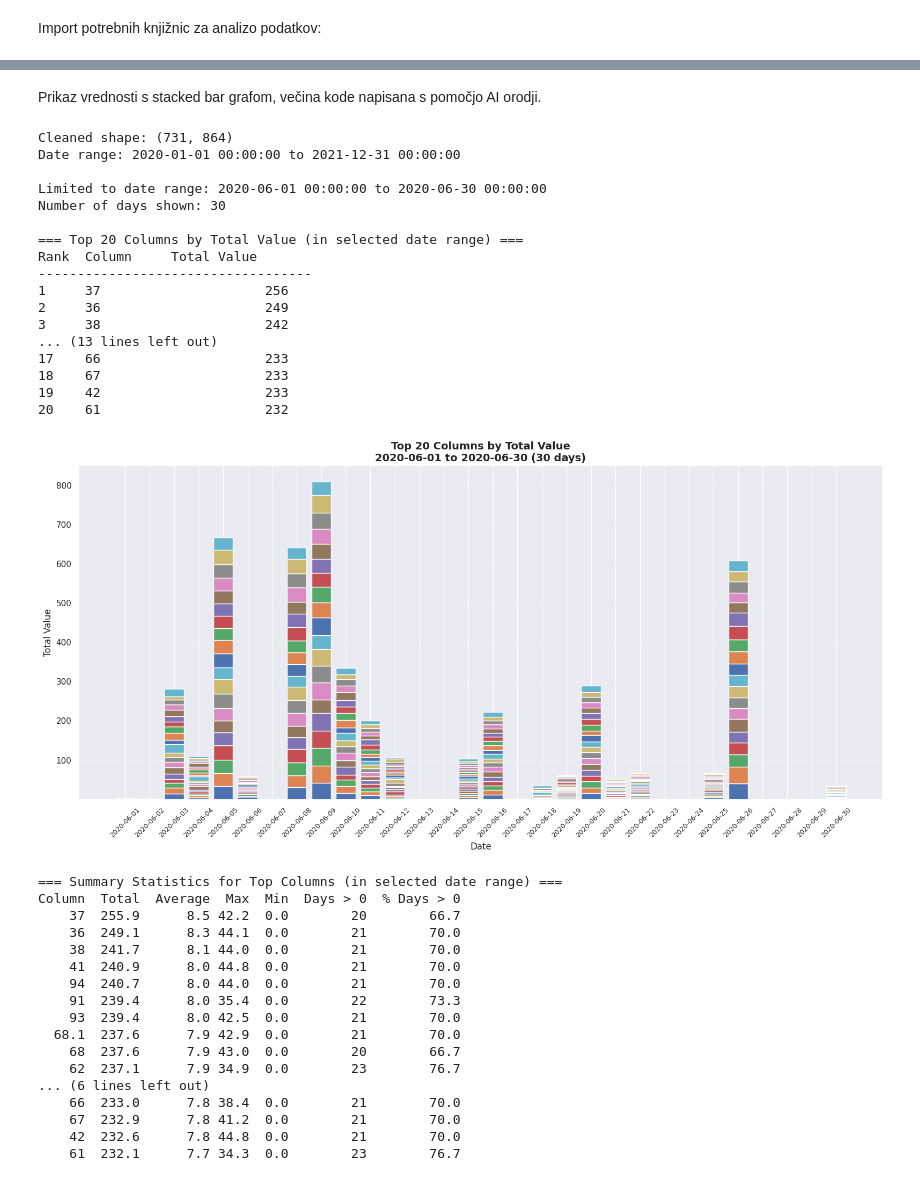
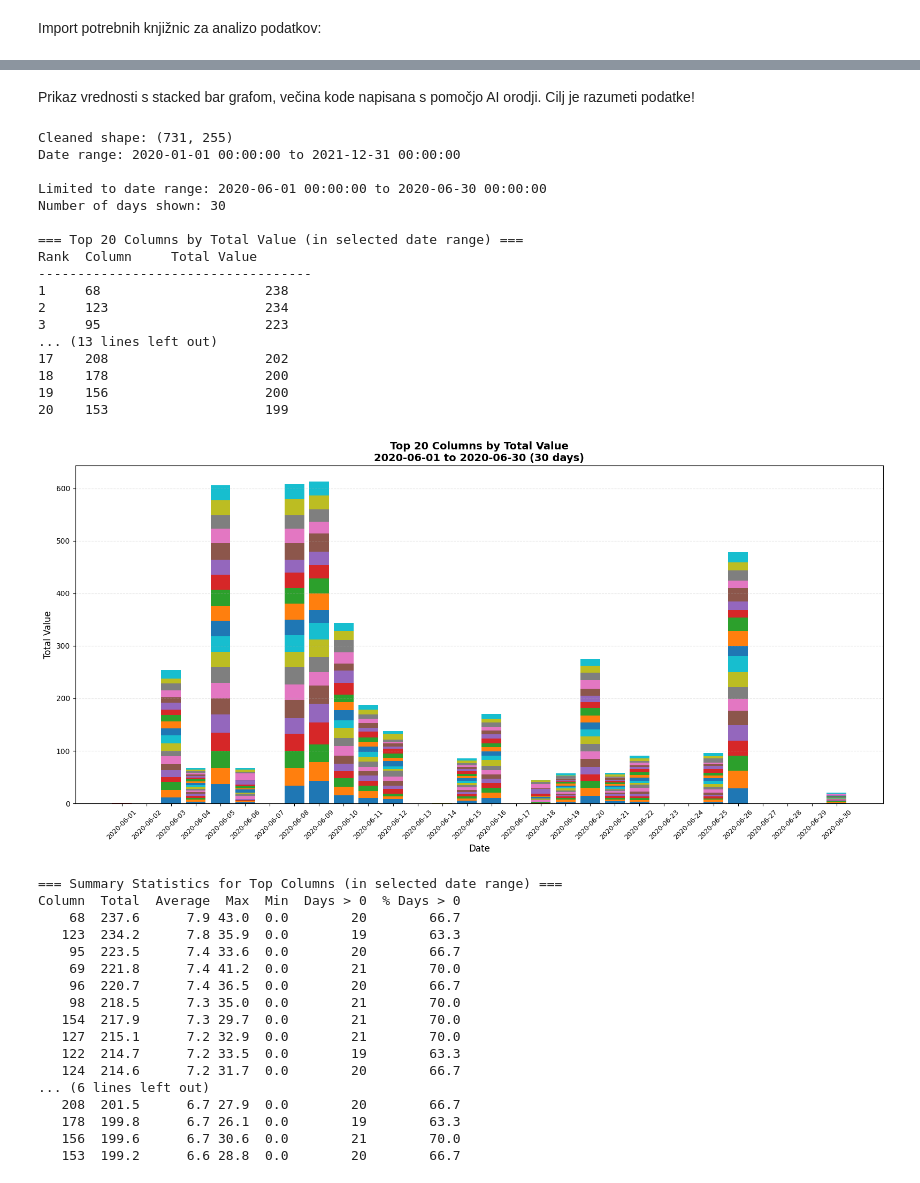
Before and after one commit to p1rko/ML-pretok-Rizane, a Jupyter notebook: analiza.ipynb, the cells around one changed output, grey strips where cells are left out. Saved outputs shown, nothing was run; the diff lists cells and outputs as text; code cells hidden in the pictures.

Commit message:
added column ignoring

```diff
--- a/analiza.ipynb
+++ b/analiza.ipynb
@@ -12,8 +19,7 @@ V programski kodi so seveda zamaknjene za -1.
 Stolpec z datumi se spremeni v datume.
 # %%
-#Preberemo podatke
 file_path = 'podatki/Rizana_Zaledje_INCA_dnev_2020_2021_N1.xlsx'
-df = pd.read_excel(file_path, sheet_name='Izbrane', skiprows=[0, 1, 3, 4])
+df = pd.read_excel(file_path, sheet_name='Izbrane', skiprows=[0, 1, 3, 4], usecols="A,C:IW")
 
 df["Datum"] = pd.to_datetime(df["Datum"], format="%m/%d/%y")
 df = df.set_index('Datum')
@@ -43,5 +49,5 @@ Stolpci: ['Datum', 'Povprecje', '68', '69', '95', '96', '97', '98', '122', '123'
 # %% [markdown]
-Prikaz vrednosti s stacked bar grafom, večina kode napisana s pomočjo AI orodji.
+Prikaz vrednosti s stacked bar grafom, večina kode napisana s pomočjo AI orodji. Cilj je razumeti podatke!
 # %%
 valid_cols = [col for col in df.columns
               if not str(col).startswith('Unnamed:')
@@ -63,7 +69,7 @@ print(f"\nLimited to date range: {df_limited.index.min()} to {df_limited.index.m
 print(f"Number of days shown: {len(df_limited)}")
 
 # 3. Calculate total values for each column and select top N
-top_n = 1400  # Change this to plot more or fewer columns
+top_n = 20  # Change this to plot more or fewer columns
 col_totals = df_limited.sum().sort_values(ascending=False)
 top_cols = col_totals.head(top_n).index.tolist()
 
@@ -110,56 +116,56 @@ else:
 # Add grid for better readability
 ax.grid(axis='y', alpha=0.3, linestyle='--')
 
 # 8. Adjust layout and show plot
 plt.tight_layout()
 plt.show()
 
 # 9. Optional: Create a summary table
 print("\n=== Summary Statistics for Top Columns (in selected date range) ===")
 summary_df = pd.DataFrame({
     'Column': top_cols,
     'Total': [col_totals[col] for col in top_cols],
     'Average': [df_top[col].mean() for col in top_cols],
     'Max': [df_top[col].max() for col in top_cols],
     'Min': [df_top[col].min() for col in top_cols],
     'Days > 0': [(df_top[col] > 0).sum() for col in top_cols],
     '% Days > 0': [((df_top[col] > 0).sum() / len(df_top) * 100) for col in top_cols]
 })
 
 print(summary_df.to_string(index=False, float_format='{:,.1f}'.format))
 # %% [output]
-Cleaned shape: (731, 864)
+Cleaned shape: (731, 255)
 Date range: 2020-01-01 00:00:00 to 2021-12-31 00:00:00
 
 Limited to date range: 2020-06-01 00:00:00 to 2020-06-30 00:00:00
 Number of days shown: 30
 
 === Top 20 Columns by Total Value (in selected date range) ===
 Rank  Column     Total Value
 -----------------------------------
-1     37                     256
-2     36                     249
-3     38                     242
+1     68                     238
+2     123                    234
+3     95                     223
 ... (13 lines left out)
-17    66                     233
-18    67                     233
-19    42                     233
-20    61                     232
+17    208                    202
+18    178                    200
+19    156                    200
+20    153                    199
-[figure, old version]
+[figure, new version]
 === Summary Statistics for Top Columns (in selected date range) ===
 Column  Total  Average  Max  Min  Days > 0  % Days > 0
-    37  255.9      8.5 42.2  0.0        20        66.7
-    36  249.1      8.3 44.1  0.0        21        70.0
-    38  241.7      8.1 44.0  0.0        21        70.0
-    41  240.9      8.0 44.8  0.0        21        70.0
-    94  240.7      8.0 44.0  0.0        21        70.0
-    91  239.4      8.0 35.4  0.0        22        73.3
-    93  239.4      8.0 42.5  0.0        21        70.0
-  68.1  237.6      7.9 42.9  0.0        21        70.0
     68  237.6      7.9 43.0  0.0        20        66.7
-    62  237.1      7.9 34.9  0.0        23        76.7
+   123  234.2      7.8 35.9  0.0        19        63.3
+    95  223.5      7.4 33.6  0.0        20        66.7
+    69  221.8      7.4 41.2  0.0        21        70.0
+    96  220.7      7.4 36.5  0.0        20        66.7
+    98  218.5      7.3 35.0  0.0        21        70.0
+   154  217.9      7.3 29.7  0.0        21        70.0
+   127  215.1      7.2 32.9  0.0        21        70.0
+   122  214.7      7.2 33.5  0.0        19        63.3
+   124  214.6      7.2 31.7  0.0        20        66.7
 ... (6 lines left out)
-    66  233.0      7.8 38.4  0.0        21        70.0
-    67  232.9      7.8 41.2  0.0        21        70.0
-    42  232.6      7.8 44.8  0.0        21        70.0
-    61  232.1      7.7 34.3  0.0        23        76.7
+   208  201.5      6.7 27.9  0.0        20        66.7
+   178  199.8      6.7 26.1  0.0        19        63.3
+   156  199.6      6.7 30.6  0.0        21        70.0
+   153  199.2      6.6 28.8  0.0        20        66.7
```
Also changed, not shown: parts of 2 cells of this notebook.
